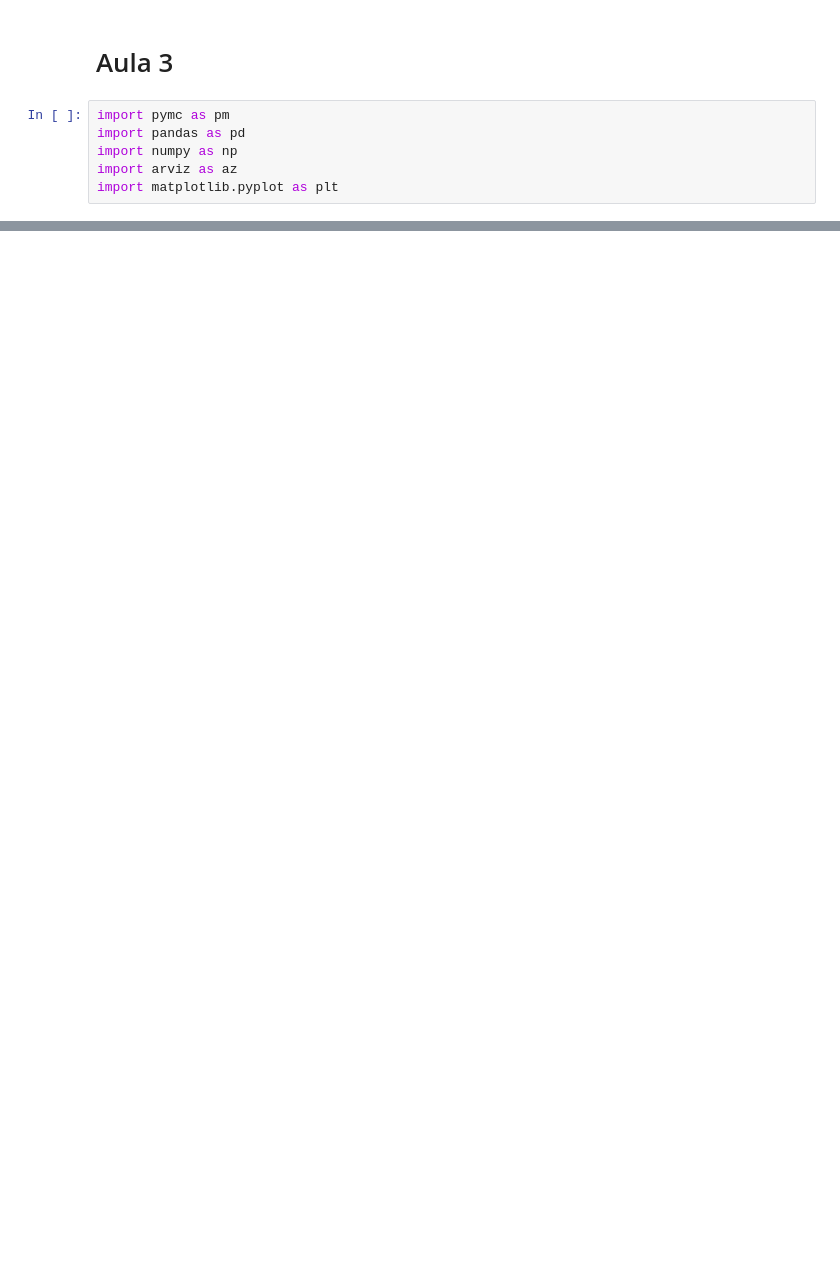
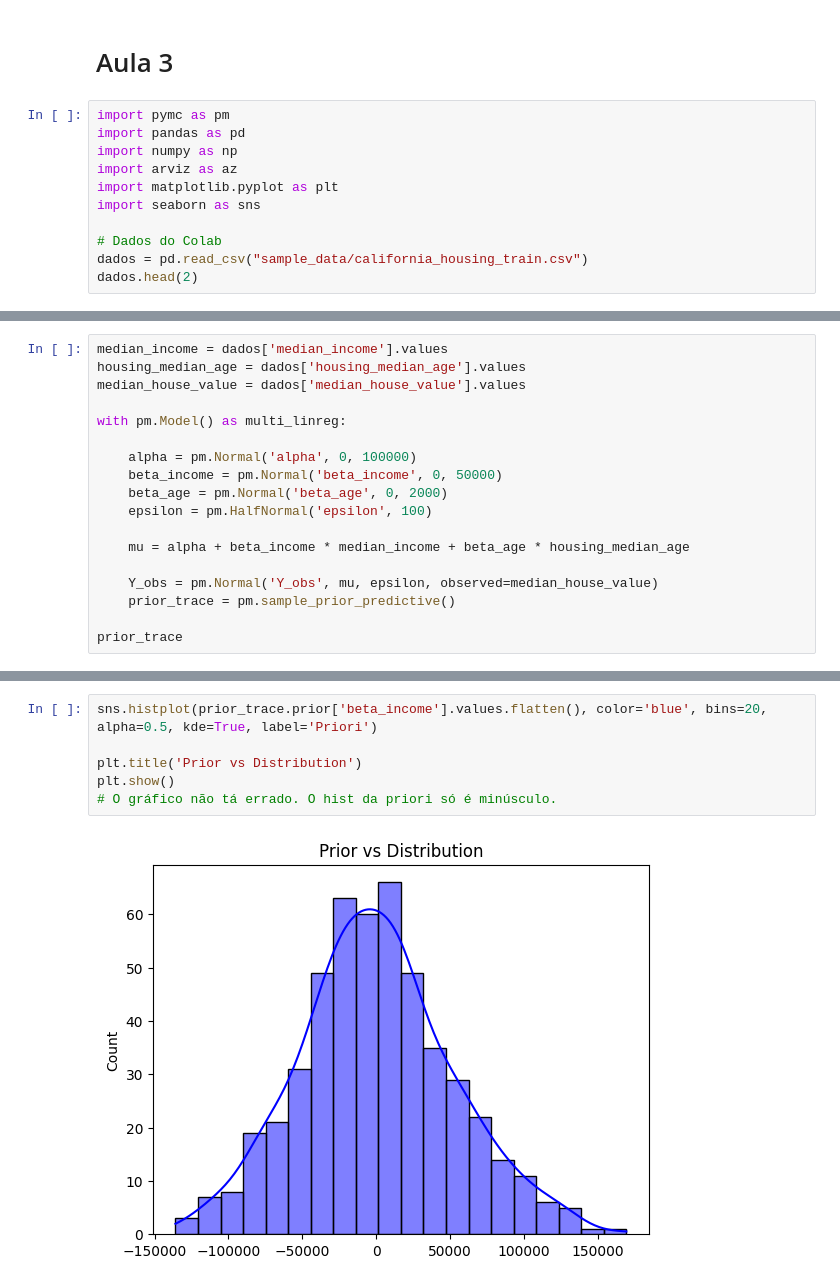
Before and after one commit to namespaiva/pred-analysis, a Jupyter notebook: pred_analisys.ipynb, the cells around one changed output, grey strips where cells are left out. Saved outputs shown, nothing was run; the diff lists cells and outputs as text; blank space fills up the shorter version.

```diff
--- a/pred_analisys.ipynb
+++ b/pred_analisys.ipynb
@@ -796,3 +796,8 @@ import pandas as pd
 import numpy as np
 import arviz as az
 import matplotlib.pyplot as plt
+import seaborn as sns
+
+# Dados do Colab
+dados = pd.read_csv("sample_data/california_housing_train.csv")
+dados.head(2)
@@ -798,0 +808,18 @@ import matplotlib.pyplot as plt
+# %%
+median_income = dados['median_income'].values
+housing_median_age = dados['housing_median_age'].values
+median_house_value = dados['median_house_value'].values
+
+with pm.Model() as multi_linreg:
+
+    alpha = pm.Normal('alpha', 0, 100000)
+    beta_income = pm.Normal('beta_income', 0, 50000)
+    beta_age = pm.Normal('beta_age', 0, 2000)
+    epsilon = pm.HalfNormal('epsilon', 100)
+
+    mu = alpha + beta_income * median_income + beta_age * housing_median_age
+
+    Y_obs = pm.Normal('Y_obs', mu, epsilon, observed=median_house_value)
+    prior_trace = pm.sample_prior_predictive()
+
+prior_trace
@@ -798,0 +831,8 @@ import matplotlib.pyplot as plt
+# %%
+sns.histplot(prior_trace.prior['beta_income'].values.flatten(), color='blue', bins=20, alpha=0.5, kde=True, label='Priori')
+
+plt.title('Prior vs Distribution')
+plt.show()
+# O gráfico não tá errado. O hist da priori só é minúsculo.
+# %% [output]
+[figure, added]
```
Also changed, not shown: parts of 36 cells of this notebook.
